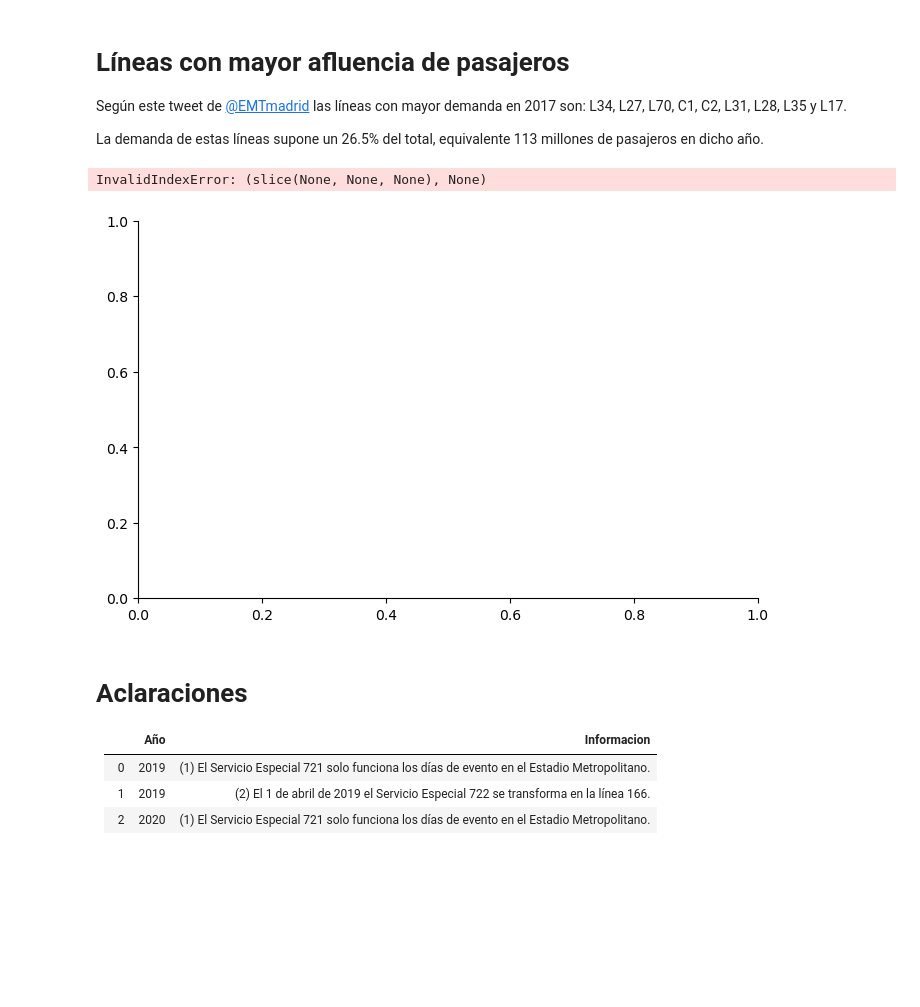
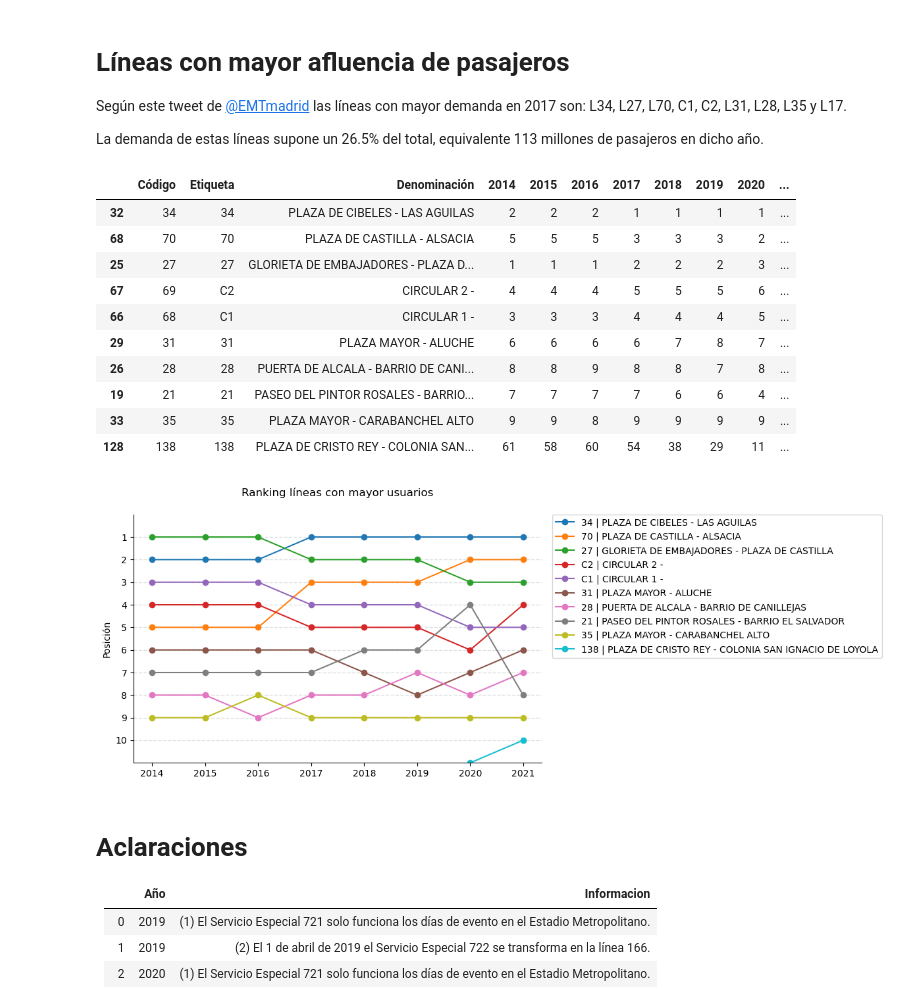
Before and after one commit to nacholopex/emt_madrid, a Jupyter notebook: 2022_emt_evolucion.ipynb, the cells around one changed output. Saved outputs shown, nothing was run; the diff lists cells and outputs as text; code cells hidden in the pictures; blank space fills up the shorter version.

Commit message:
Gráfico: Ranking y número de viajeros TOP10

```diff
--- a/2022_emt_evolucion.ipynb
+++ b/2022_emt_evolucion.ipynb
@@ -350,36 +350,49 @@ for year in range(2014,int(numero_viajeros.columns[-1])):
     rank[str(year)] = rank.reset_index().index+1
     # numero_viajeros[str(year)].sort_values(ascending=False).reset_index().rename(columns={'index':'Código'})
     ranking = ranking.merge(rank)
+# %%
+ranking.sort_values(by='2021').iloc[0:10,:]
+# %% [output]
+|  | Código | Etiqueta | Denominación | 2014 | 2015 | 2016 | 2017 | 2018 | 2019 | 2020 | ... |
+| 32 | 34 | 34 | PLAZA DE CIBELES - LAS AGUILAS | 2 | 2 | 2 | 1 | 1 | 1 | 1 | ... |
+| 68 | 70 | 70 | PLAZA DE CASTILLA - ALSACIA | 5 | 5 | 5 | 3 | 3 | 3 | 2 | ... |
+| 25 | 27 | 27 | GLORIETA DE EMBAJADORES - PLAZA D... | 1 | 1 | 1 | 2 | 2 | 2 | 3 | ... |
+| 67 | 69 | C2 | CIRCULAR 2 - | 4 | 4 | 4 | 5 | 5 | 5 | 6 | ... |
+| 66 | 68 | C1 | CIRCULAR 1 - | 3 | 3 | 3 | 4 | 4 | 4 | 5 | ... |
+| 29 | 31 | 31 | PLAZA MAYOR - ALUCHE | 6 | 6 | 6 | 6 | 7 | 8 | 7 | ... |
+| 26 | 28 | 28 | PUERTA DE ALCALA - BARRIO DE CANI... | 8 | 8 | 9 | 8 | 8 | 7 | 8 | ... |
+| 19 | 21 | 21 | PASEO DEL PINTOR ROSALES - BARRIO... | 7 | 7 | 7 | 7 | 6 | 6 | 4 | ... |
+| 33 | 35 | 35 | PLAZA MAYOR - CARABANCHEL ALTO | 9 | 9 | 8 | 9 | 9 | 9 | 9 | ... |
+| 128 | 138 | 138 | PLAZA DE CRISTO REY - COLONIA SAN... | 61 | 58 | 60 | 54 | 38 | 29 | 11 | ... |
 # %%
-data = ranking.sort_values(by='2021').reset_index(drop=True)
+data = ranking.sort_values(by='2021').iloc[0:10,:].reset_index(drop=True)
 
 fig, axes = plt.subplots(figsize=(8, 5),dpi=100)
 axes.spines.right.set_visible(False)
 axes.spines.top.set_visible(False)
 
 # Visualizo los datos (avg_coches) y fechas
 
 years = ranking.columns[3:]
-axes.plot(years[0], data.T, label= (data['Etiqueta'] + ' | ' +data['Denominación']))
+axes.plot(years,data.iloc[:,3:].T.values,'-o',label=data['Etiqueta'] + ' | ' +data['Denominación'])
 
-# Título y nombre ejes
+# # Título y nombre ejes
 # axes.set_xlabel('Años')
 axes.set_ylabel('Posición')
 axes.set_title(label=f'Ranking líneas con mayor usuarios',pad=20)
 
 axes.set_xticks(range(0,len(years)))
 axes.set_xticklabels(years)
 axes.set_ylim(0,11)
 axes.set_yticks(range(1,11))
 axes.invert_yaxis()
 
 axes.grid(color="#172a3d", linestyle='--', linewidth=1, axis='y', alpha=0.15)
 axes.legend(bbox_to_anchor=(1.025, 1), loc=2, borderaxespad=0)
 fig.set_facecolor('white')
 plt.show()
 # %% [output]
-InvalidIndexError: (slice(None, None, None), None)
-[figure, old version]
+[figure, new version]
 # %% [markdown]
 # Aclaraciones
 
```
Also changed, not shown: parts of 3 cells of this notebook.
